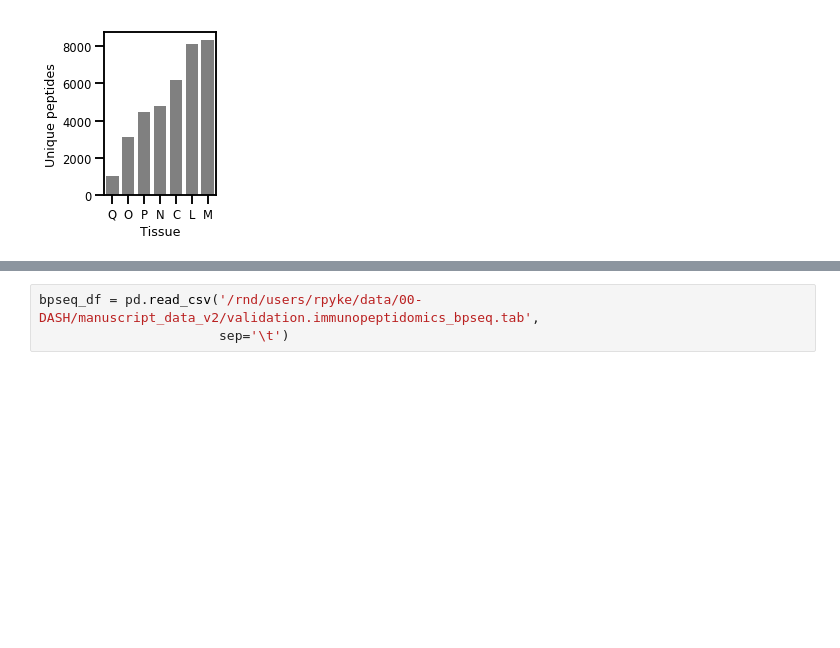
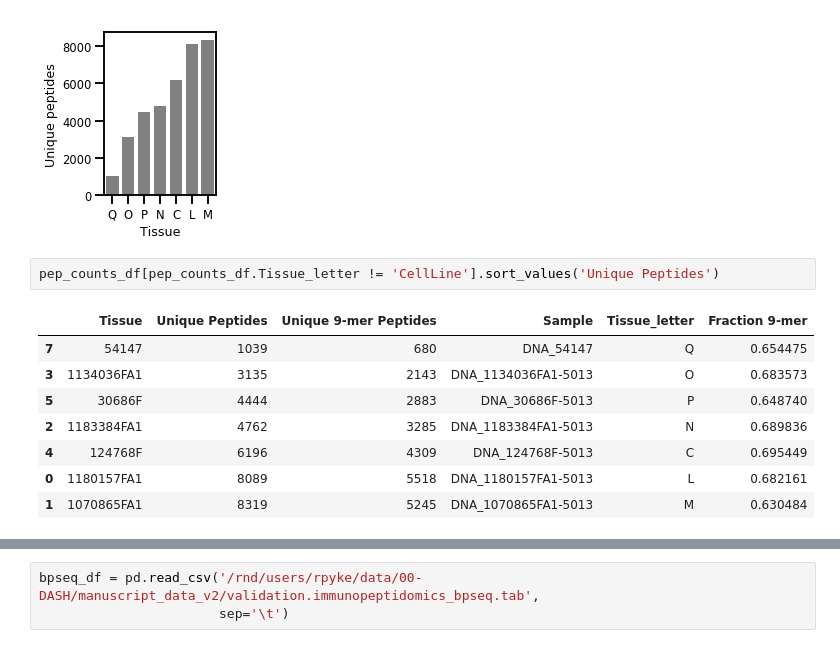
Before and after one commit to Personalis-DASH/DASH, a Jupyter notebook: 01_Validation/05.Immunopeptidomics_figures.ipynb, the cells around one changed output, grey strips where cells are left out. Drawn from its saved outputs; the diff is of its cells as text; blank space fills up the shorter version.

```diff
--- a/01_Validation/05.Immunopeptidomics_figures.ipynb
+++ b/01_Validation/05.Immunopeptidomics_figures.ipynb
@@ -150,3 +150,14 @@ plt.savefig('/rnd/users/rpyke/data/00-DASH/figures/immunopep.unique_peps.bar.pdf
            bbox_inches='tight')
 # %% [output]
 [figure]
+# %%
+pep_counts_df[pep_counts_df.Tissue_letter != 'CellLine'].sort_values('Unique Peptides')
+# %% [output]
+|  | Tissue | Unique Peptides | Unique 9-mer Peptides | Sample | Tissue_letter | Fraction 9-mer |
+| 7 | 54147 | 1039 | 680 | DNA_54147 | Q | 0.654475 |
+| 3 | 1134036FA1 | 3135 | 2143 | DNA_1134036FA1-5013 | O | 0.683573 |
+| 5 | 30686F | 4444 | 2883 | DNA_30686F-5013 | P | 0.648740 |
+| 2 | 1183384FA1 | 4762 | 3285 | DNA_1183384FA1-5013 | N | 0.689836 |
+| 4 | 124768F | 6196 | 4309 | DNA_124768F-5013 | C | 0.695449 |
+| 0 | 1180157FA1 | 8089 | 5518 | DNA_1180157FA1-5013 | L | 0.682161 |
+| 1 | 1070865FA1 | 8319 | 5245 | DNA_1070865FA1-5013 | M | 0.630484 |
```
Also changed, not shown: parts of 11 cells of this notebook, 5 other files.
